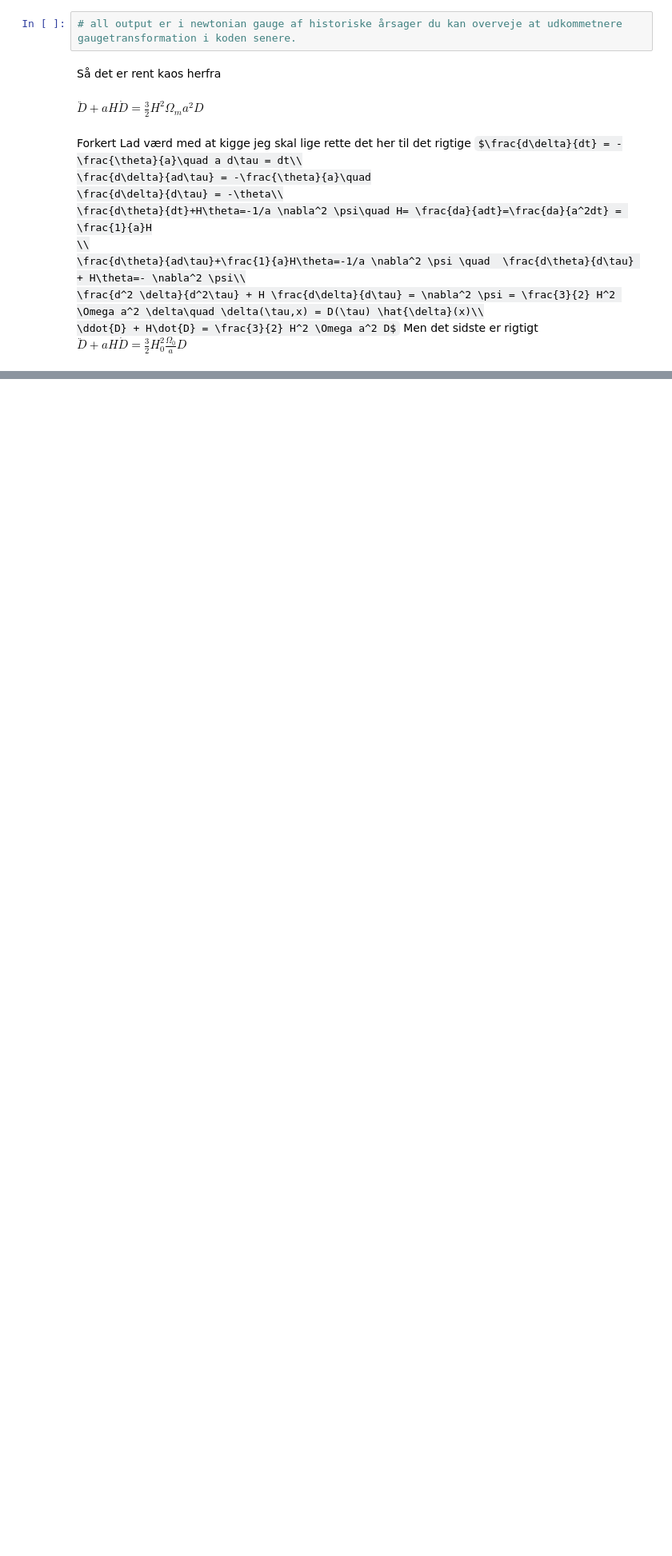
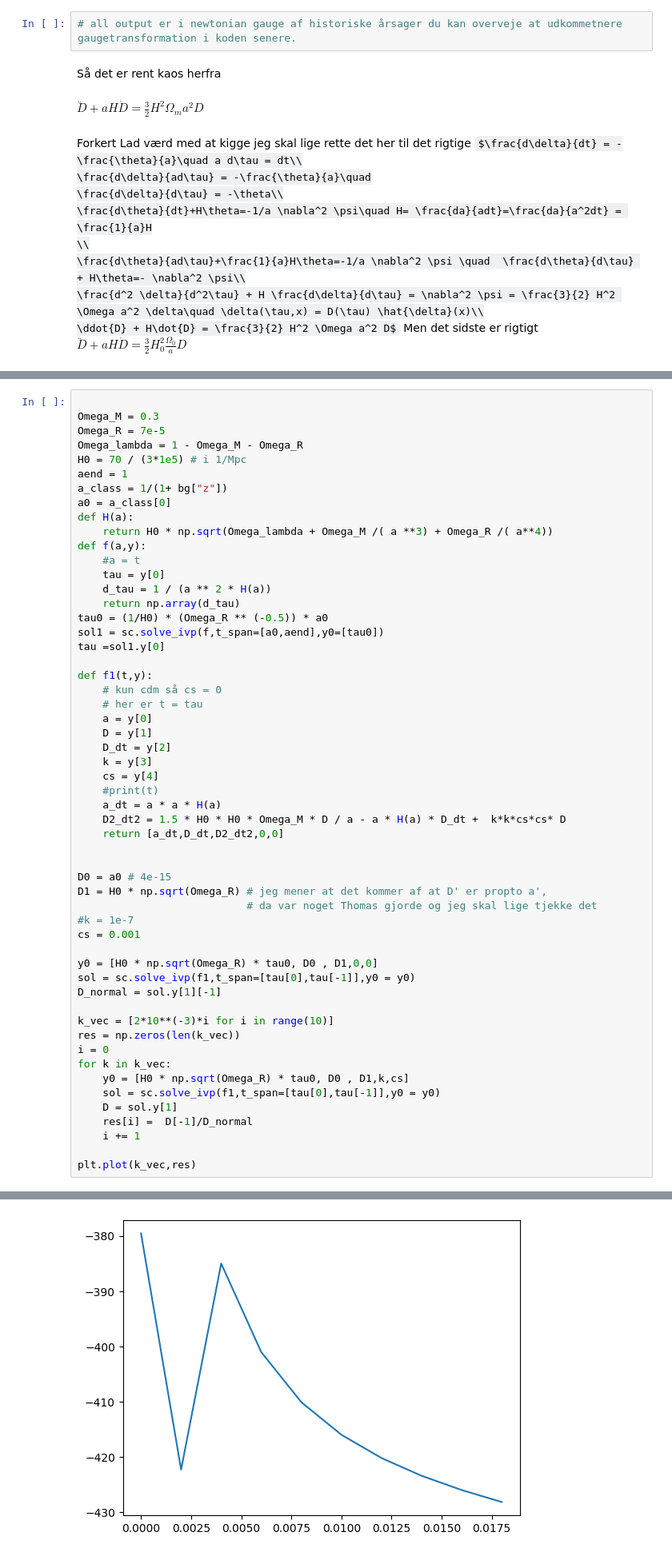
Before and after one commit to eriksteenberg/Grim-kode, a Jupyter notebook: Class shenanigens.ipynb, the cells around one changed output, grey strips where cells are left out. Shown: that part at 80% size. Drawn from its saved outputs; the diff is of its cells as text; some formulas as TeX source; blank space fills up the shorter version.

```diff
--- a/Class shenanigens.ipynb
+++ b/Class shenanigens.ipynb
@@ -318,0 +224,56 @@ print(pts)
+# %%
+
+Omega_M = 0.3
+Omega_R = 7e-5
+Omega_lambda = 1 - Omega_M - Omega_R
+H0 = 70 / (3*1e5) # i 1/Mpc
+aend = 1
+a_class = 1/(1+ bg["z"])
+a0 = a_class[0]
+def H(a):
+    return H0 * np.sqrt(Omega_lambda + Omega_M /( a **3) + Omega_R /( a**4))
+def f(a,y):
+    #a = t
+    tau = y[0]
+    d_tau = 1 / (a ** 2 * H(a))
+    return np.array(d_tau)
+tau0 = (1/H0) * (Omega_R ** (-0.5)) * a0
+sol1 = sc.solve_ivp(f,t_span=[a0,aend],y0=[tau0])
+tau =sol1.y[0]
+
+def f1(t,y):
+    # kun cdm så cs = 0
+    # her er t = tau
+    a = y[0]
+    D = y[1]
+    D_dt = y[2]
+    k = y[3]
+    cs = y[4]
+    #print(t)
+    a_dt = a * a * H(a)
+    D2_dt2 = 1.5 * H0 * H0 * Omega_M * D / a - a * H(a) * D_dt +  k*k*cs*cs* D
+    return [a_dt,D_dt,D2_dt2,0,0]
+
+
+D0 = a0 # 4e-15
+D1 = H0 * np.sqrt(Omega_R) # jeg mener at det kommer af at D' er propto a',
+                           # da var noget Thomas gjorde og jeg skal lige tjekke det
+#k = 1e-7
+cs = 0.001
+
+y0 = [H0 * np.sqrt(Omega_R) * tau0, D0 , D1,0,0]
+sol = sc.solve_ivp(f1,t_span=[tau[0],tau[-1]],y0 = y0)
+D_normal = sol.y[1][-1]
+
+k_vec = [2*10**(-3)*i for i in range(10)]
+res = np.zeros(len(k_vec))
+i = 0
+for k in k_vec:
+    y0 = [H0 * np.sqrt(Omega_R) * tau0, D0 , D1,k,cs]
+    sol = sc.solve_ivp(f1,t_span=[tau[0],tau[-1]],y0 = y0)
+    D = sol.y[1]
+    res[i] =  D[-1]/D_normal
+    i += 1
+
+plt.plot(k_vec,res)
+# %% [output]
@@ -318,0 +281 @@ print(pts)
+[figure, added]
```
Also changed, not shown: parts of 14 cells of this notebook.
